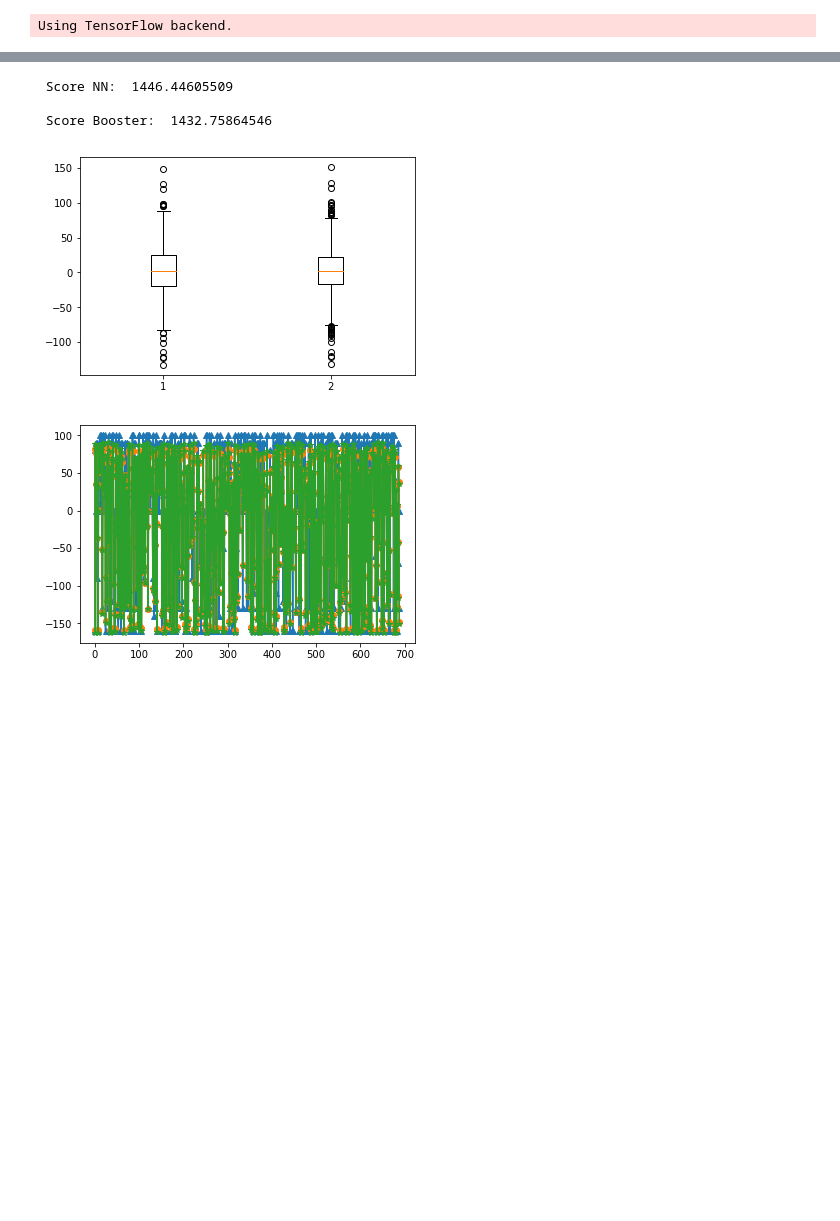
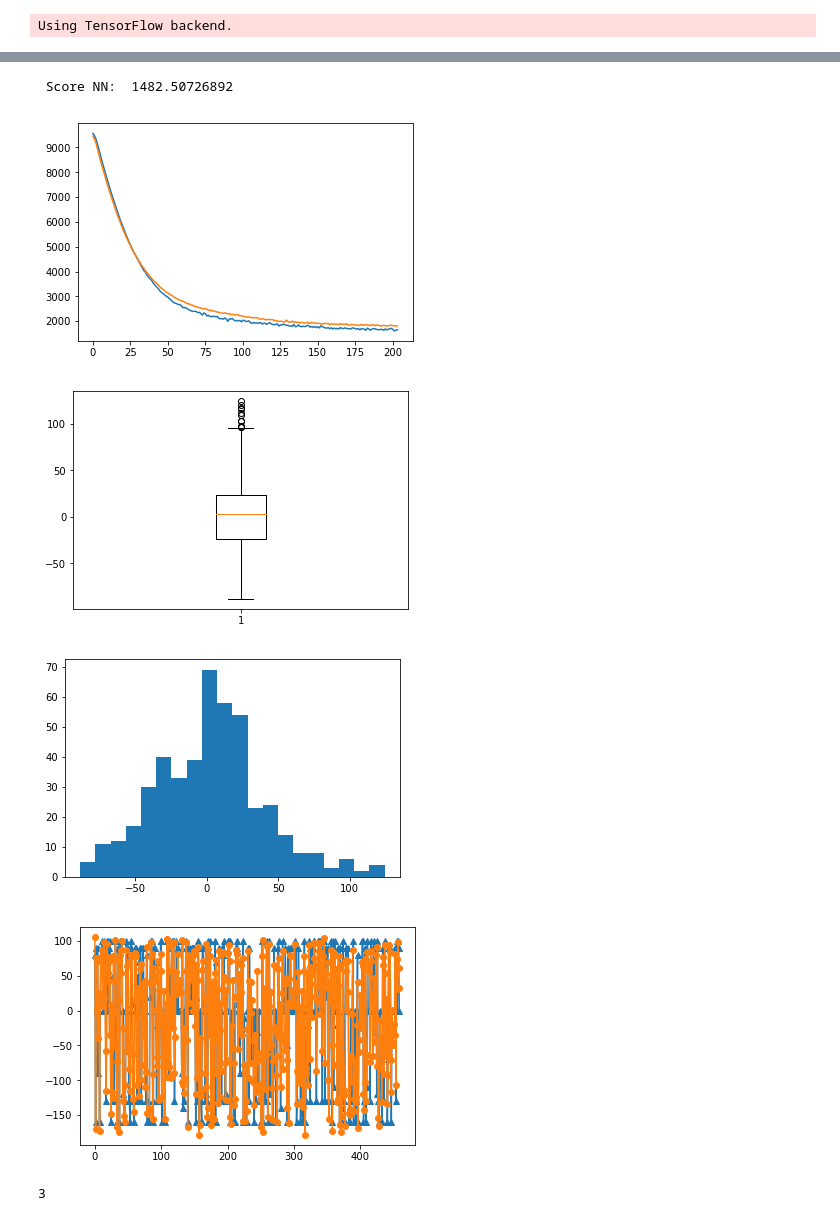
Before and after one commit to gcappon/bolusModulatioNN, a Jupyter notebook: main.ipynb, the cells around one changed output, grey strips where cells are left out. Saved outputs shown, nothing was run; the diff lists cells and outputs as text; code cells hidden in the pictures; blank space fills up the shorter version.

```diff
--- a/main.ipynb
+++ b/main.ipynb
@@ -86,11 +53,0 @@ act_val = model_trunc.predict(X_val)
-# %%
-params = {'booster': 'gblinear',
-'max_depth': 10,
-'min_child_weight':10,
-'learning_rate':0.05,
-'subsample':0.5,
-'colsample_bytree':0.6,
-'obj':'reg:logistic',
-'n_estimators':1000,
-'eta':0.3}
-booster = xgb.train(params,xgb.DMatrix(act_tr,Y_tr))
@@ -96,0 +116,8 @@ booster = xgb.train(params,xgb.DMatrix(act_tr,Y_tr))
+# %%
+performance = []
+i = 1
+for p in params:
+    print('Testing (',i,' of ',np.shape(params)[0],'): ', p)
+    model, loss = train_nn(X_tr,Y_tr,X_val,Y_val,params[0])
+    performance.append(min(loss.val_losses))
+    i = i+1
@@ -97,26 +139,36 @@ booster = xgb.train(params,xgb.DMatrix(act_tr,Y_tr))
 # %%
 ############## EVALUATING RESULTS  #############################################
-Y_val = np.squeeze(Y_val)
-Y_NN = np.squeeze(model.predict(X_val))
-Y_BOO = booster.predict(xgb.DMatrix(act_val))
+Y_te = np.squeeze(Y_te)
+Y_NN = np.squeeze(model.predict(X_te))
 
-#MSE of the two methods
-print('\n Score NN: ',mean_squared_error(Y_NN,Y_val))
-print('\n Score Booster: ',mean_squared_error(Y_BOO,Y_val))
+#MSE
+print('\n Score NN: ',mean_squared_error(Y_NN,Y_te))
+
+#Plot train and validation losses
+plt.plot(loss.losses)
+plt.plot(loss.val_losses)
+plt.show()
 
 #Boxplot of the difference between actual values and estimates
-data_to_plot = [Y_val-Y_NN,Y_val-Y_BOO]
+data_to_plot = [Y_te-Y_NN]
 plt.boxplot(data_to_plot)
 plt.show()
 
+#Histogram of the difference between actual values and estimates
+plt.hist(data_to_plot,bins=20)
+plt.show()
+
 #Plot of the actual values and estimates
-plt.plot(Y_val, marker='^')
+plt.plot(Y_te, marker='^')
 plt.plot(Y_NN, marker='o')
-plt.plot(Y_BOO, marker = '*')
 plt.show()
 # %% [output]
- Score NN:  1446.44605509
-
- Score Booster:  1432.75864546
+ Score NN:  1482.50726892
-[figure, old version]
+[figure, new version]
-[figure, old version]
+[figure, new version]
+[figure, added]
+[figure, added]
+# %%
+np.shape(params)[0]
+# %% [output]
+3
```
Also changed, not shown: parts of 12 cells of this notebook, 4 other files.
